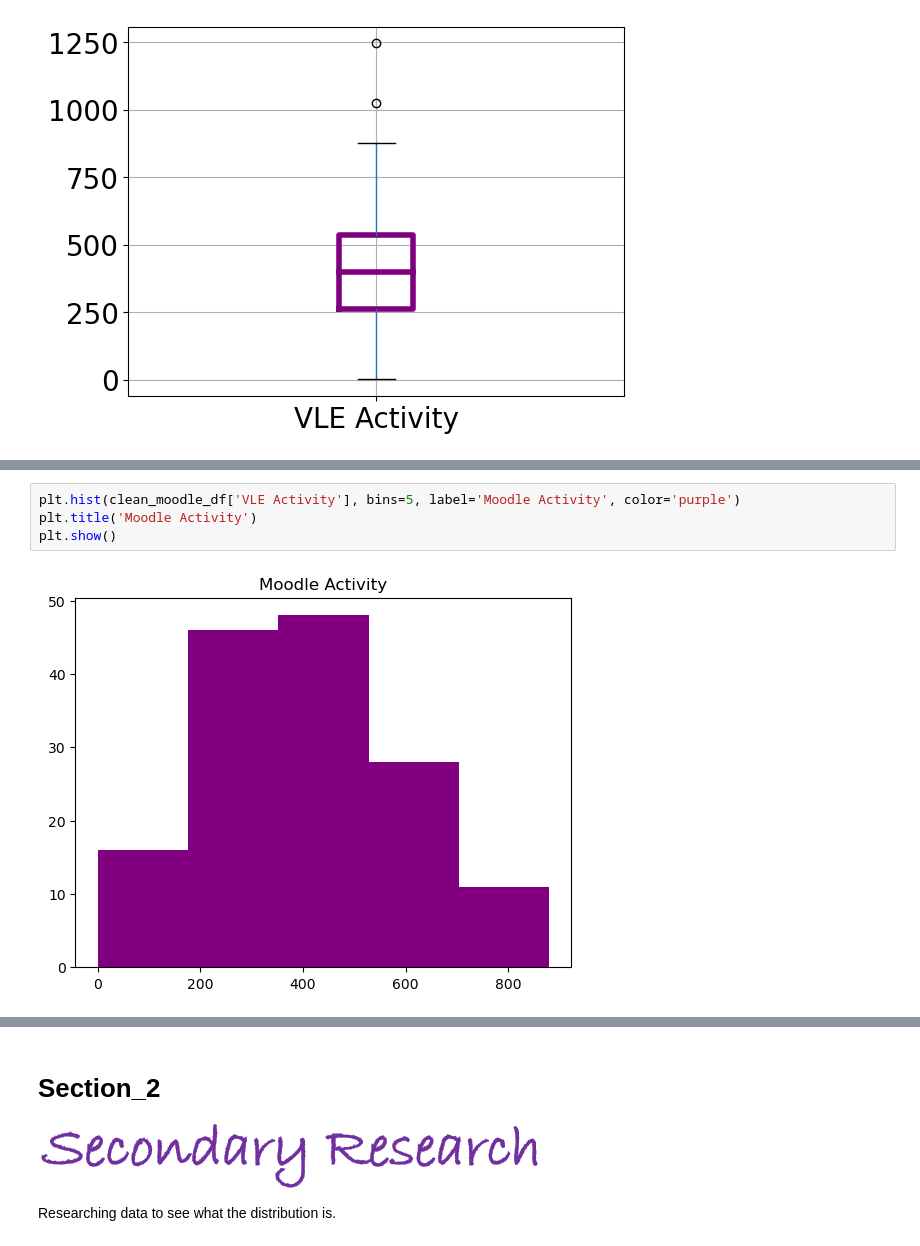
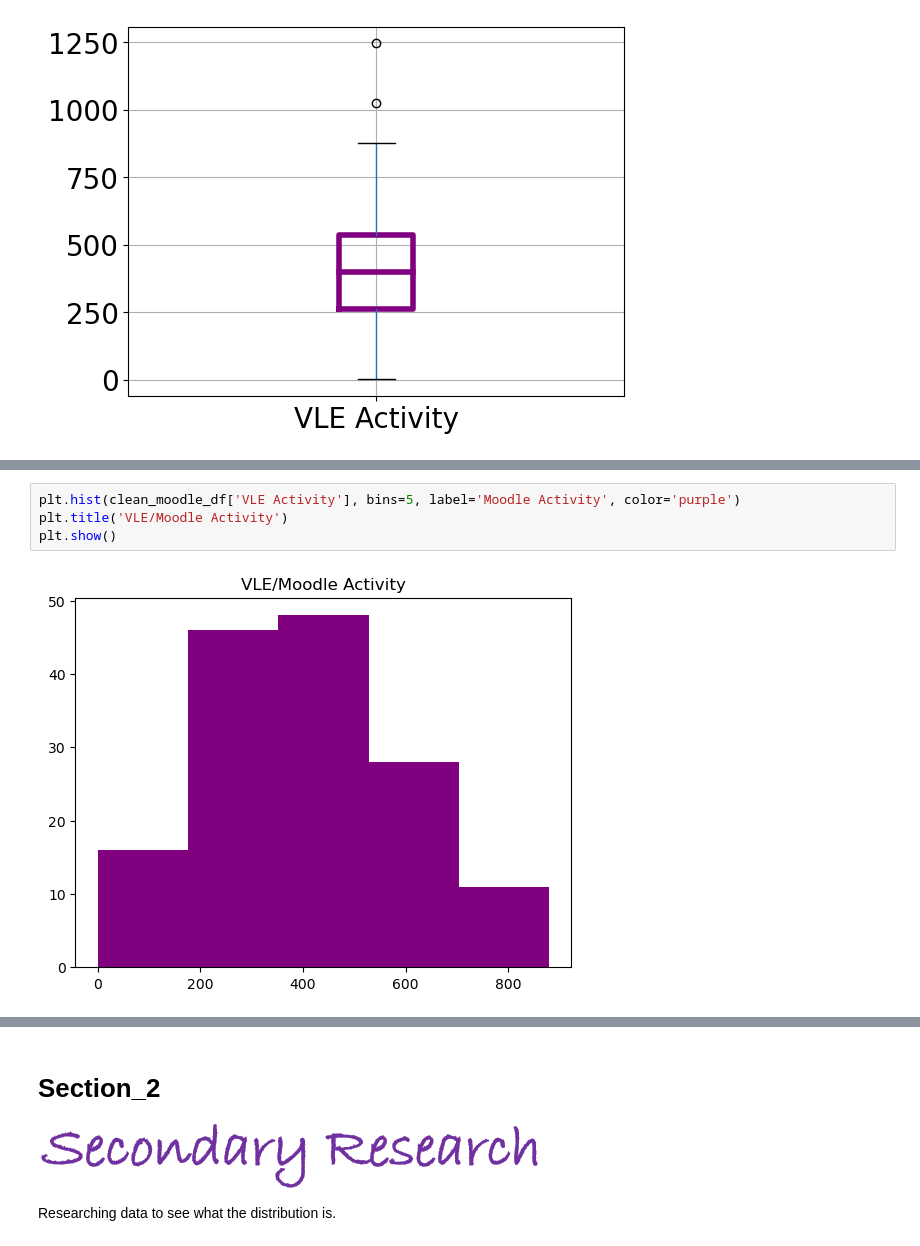
Before and after one commit to elainetynan/PfDA_Assignment, a Jupyter notebook: PfDA_Assignment.ipynb, the cells around one changed output, grey strips where cells are left out. Saved outputs shown, nothing was run; the diff lists cells and outputs as text.

```diff
--- a/PfDA_Assignment.ipynb
+++ b/PfDA_Assignment.ipynb
@@ -494,7 +501,7 @@ print(clean_moodle_df)
 [149 rows x 2 columns]
 # %%
 plt.hist(clean_moodle_df['VLE Activity'], bins=5, label='Moodle Activity', color='purple')
-plt.title('Moodle Activity')
+plt.title('VLE/Moodle Activity')
 plt.show()
 # %% [output]
-[figure, old version]
+[figure, new version]
```
Also changed, not shown: parts of 48 cells of this notebook.
